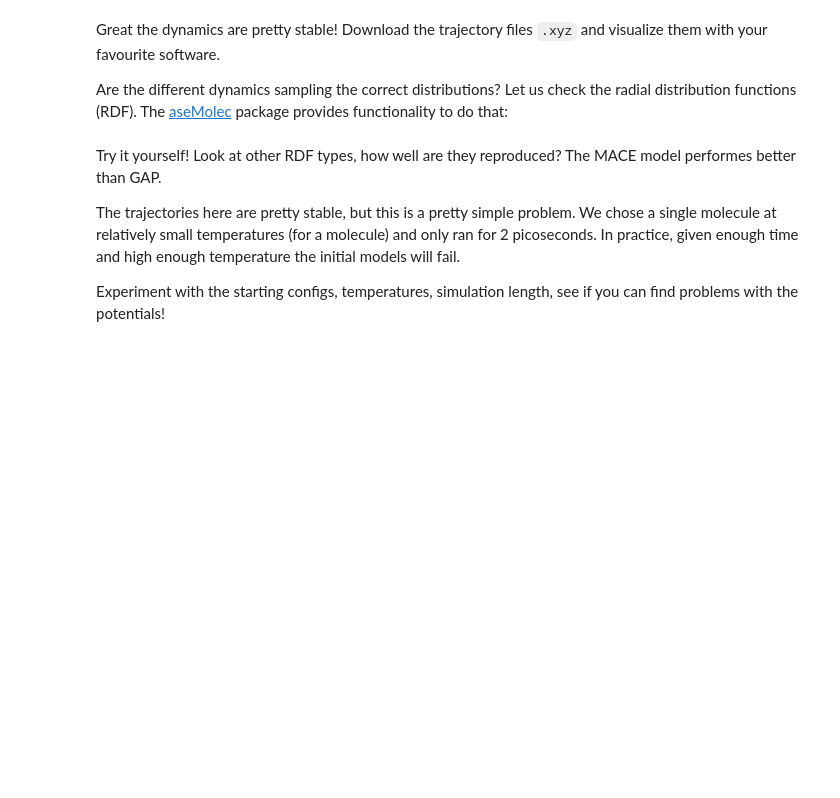
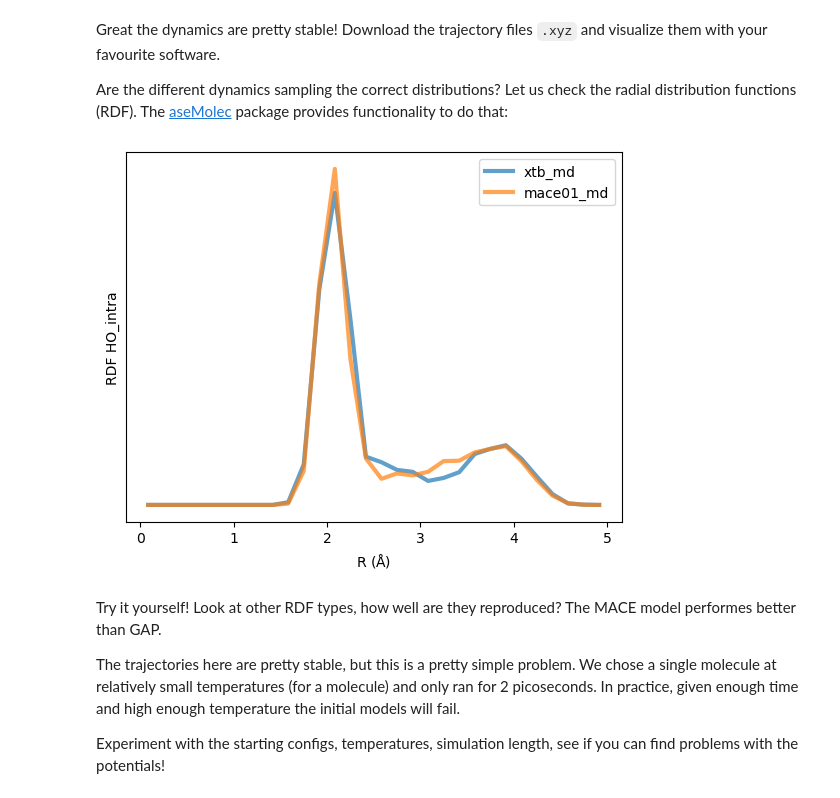
Before and after one commit to imagdau/Tutorials, a Jupyter notebook: T01-MACE-Practice-I.ipynb, the cells around one changed output. Cells and saved outputs as stored; diff of their text form; code cells hidden in the pictures; blank space fills up the shorter version.

```diff
--- a/T01-MACE-Practice-I.ipynb
+++ b/T01-MACE-Practice-I.ipynb
@@ -610,20 +582,22 @@ Are the different dynamics sampling the correct distributions? Let us check the
 # %%
 from aseMolec import anaAtoms as aa
 
 tag = 'HO_intra' #choose one of 'HH_intra', 'HC_intra', 'HO_intra', 'CC_intra', 'CO_intra', 'OO_intra'
 
-for f in ['xtb_md', 'mace_md']:
-    traj = read(f+'.xyz', ':')
+for f in ['xtb_md', 'mace01_md']:
+    traj = read('moldyn/'+f+'.xyz', '50:') #ignore first 50 frames
     for at in traj:
-        at.pbc = True
+        at.pbc = True #create a fake box for rdf compatibility
         at.cell = [100,100,100]
-    rdf = aa.compute_rdfs_traj_avg(traj, rmax=5, nbins=50) #aseMolec provides functionality to compute RDFs
+    rdf = aa.compute_rdfs_traj_avg(traj, rmax=5, nbins=30) #aseMolec provides functionality to compute RDFs
     plt.plot(rdf[1], rdf[0][tag], label=f, alpha=0.7, linewidth=3)
 
 plt.legend();
 plt.yticks([]);
 plt.xlabel(r'R ($\rm \AA$)');
 plt.ylabel('RDF '+tag);
+# %% [output]
+[figure, added]
 # %% [markdown]
 Try it yourself! Look at other RDF types, how well are they reproduced? The MACE model performes better than GAP.
 
```
Also changed, not shown: parts of 19 cells of this notebook, 5 other files.
